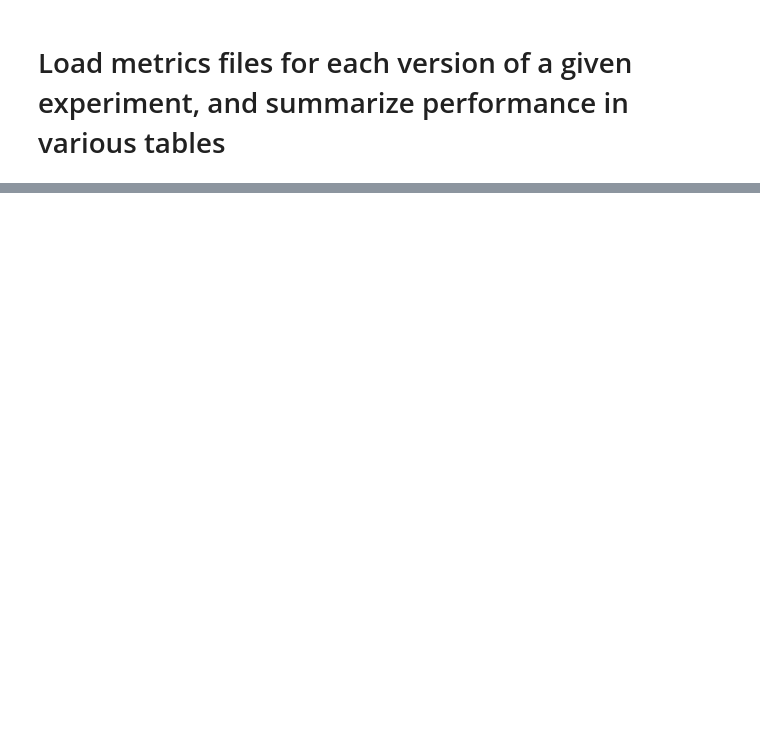
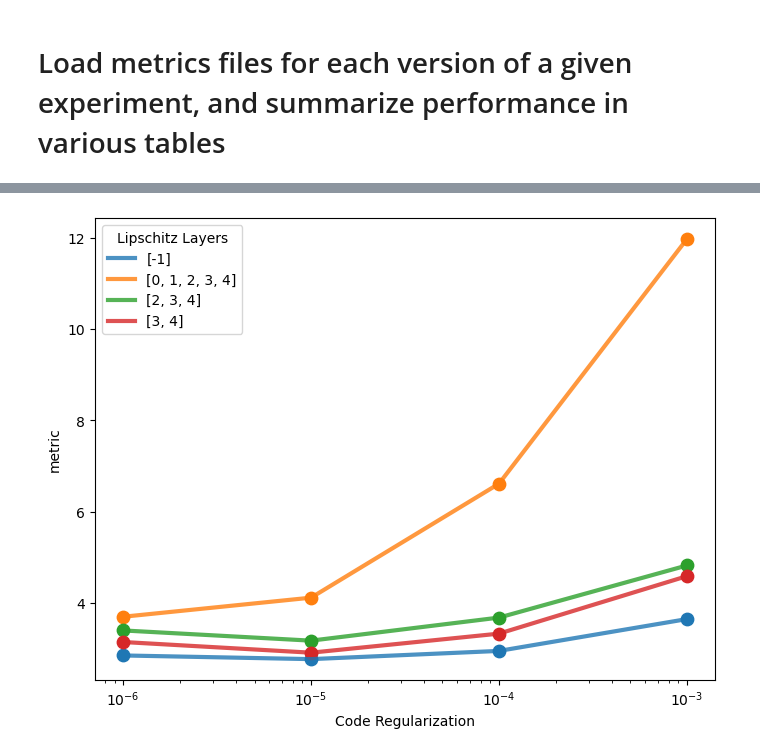
Before and after one commit to enr1xo/deepcsdf-ventricles-MRI, a Jupyter notebook: summarize_experiment_performance.ipynb, the cells around one changed output, grey strips where cells are left out. Drawn from its saved outputs; the diff is of its cells as text; code cells hidden in the pictures; blank space fills up the shorter version.

Commit message:
updated metrics summaries

```diff
--- a/summarize_experiment_performance.ipynb
+++ b/summarize_experiment_performance.ipynb
@@ -208,0 +324,17 @@ table_styled
+# %%
+groupby_keep = ["lipschitz_lays", "code_reg"]
+
+df_chd = df_all_chd.groupby(groupby_keep)["value_scaled"].agg(
+    mean="mean",
+    std="std"
+).reset_index()
+
+df_hsd = df_all_hsd.groupby(groupby_keep)["value_scaled"].agg(
+    mean="mean",
+    std="std"
+).reset_index()
+
+df_lddmm = df_all_lddmm.groupby(groupby_keep)["value_scaled"].agg(
+    mean="mean",
+    std="std"
+).reset_index()
@@ -208,0 +389,24 @@ table_styled
+# %%
+df = df_chd
+metric = "metric"
+
+plt.figure(figsize=(8,6))
+
+# Unique Lipschitz layers for line labels/colors
+layers = df['lipschitz_lays'].unique()
+
+# Plot each layer separately
+for layer in layers:
+    subset = df[df['lipschitz_lays'] == layer]
+    plt.plot(subset['code_reg'], subset['mean'], linewidth=3.0, alpha=0.8, label=layer)
+    plt.scatter(subset['code_reg'], subset['mean'], s = 80)
+    # Optional: add error bars
+    # plt.errorbar(subset['code_reg'], subset['mean'], yerr=subset['std'], fmt='o', capsize=3)
+
+plt.xscale('log')
+plt.xlabel("Code Regularization")
+plt.ylabel(f"{metric}")
+plt.legend(title="Lipschitz Layers")
+plt.show()
+# %% [output]
+[figure, added]
```
Also changed, not shown: parts of 38 cells of this notebook.
